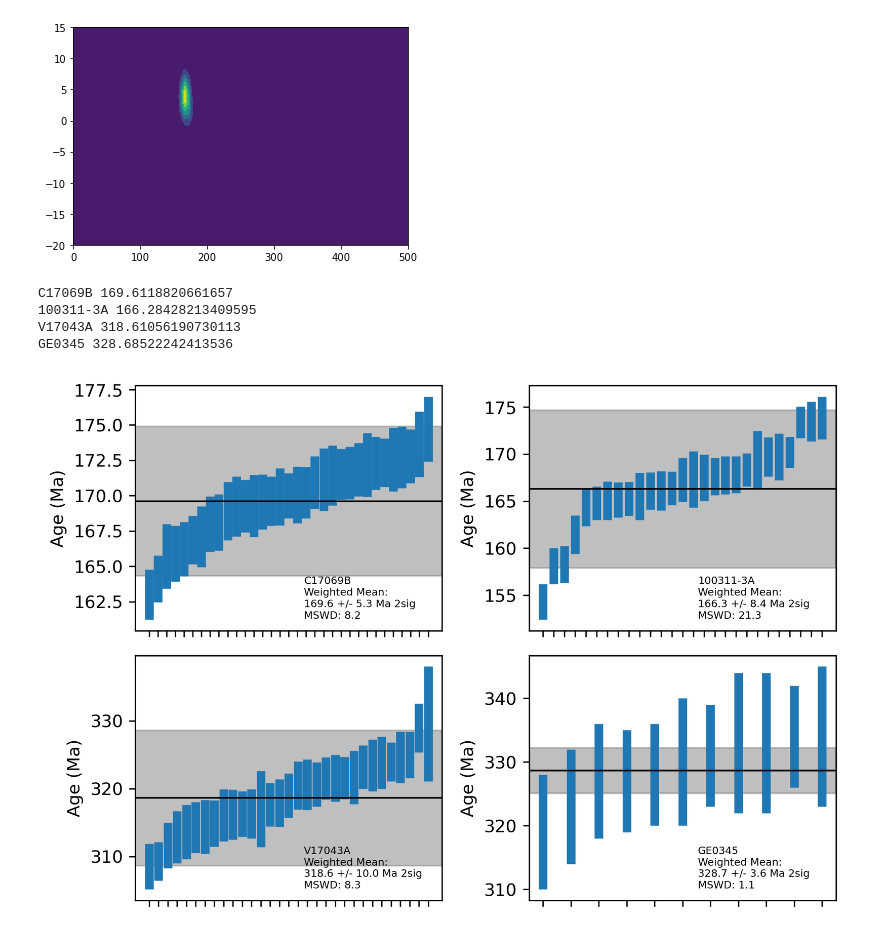
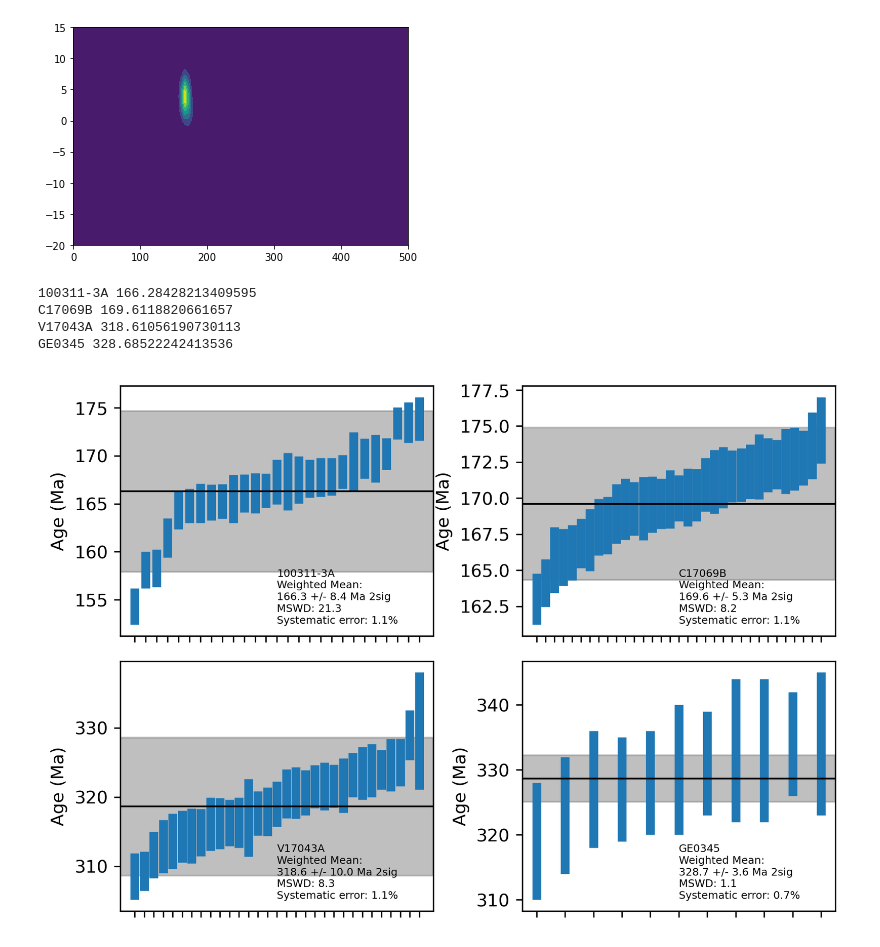
Before and after one commit to dyvasey/dz-caucasus, a Jupyter notebook: hf.ipynb, the cells around one changed output. Drawn from its saved outputs; the diff is of its cells as text; code cells hidden in the pictures.

```diff
--- a/hf.ipynb
+++ b/hf.ipynb
@@ -79,7 +79,7 @@ age_cutoffs = [190,190,330]
 syst_238 = 1.063742485
 
 ig_upb = []
-samples=['C17069B','100311-3A','V17043A']
+samples=['100311-3A','C17069B','V17043A']
 for k,name in enumerate(samples):
     ages = agedata[agedata.Analysis.str.contains(name)]
     ages.loc[:,'±.6'] = ages.loc[:,'±.6']*2
@@ -298,18 +298,18 @@ plt.contourf(xgrid,ygrid,z)
 # %%
 samples = ig_upb + [msamples[1]]
 
 fig, axs = plt.subplots(2,2,dpi=300,figsize=(6.5,4.5))
 
 for k,smp in enumerate(samples):
     print(smp.name,smp.mda)
-    smp.plot_mda(axs.flat[k])
+    smp.plot_mda(axs.flat[k],syst_error=True)
 
 plt.tight_layout()
 
 fig.savefig('cryst_ages.pdf')
 # %% [output]
+100311-3A 166.28428213409595
 C17069B 169.6118820661657
-100311-3A 166.28428213409595
 V17043A 318.61056190730113
 GE0345 328.68522242413536
-[figure, old version]
+[figure, new version]
```
Also changed, not shown: parts of 2 cells of this notebook, 7 other files.
